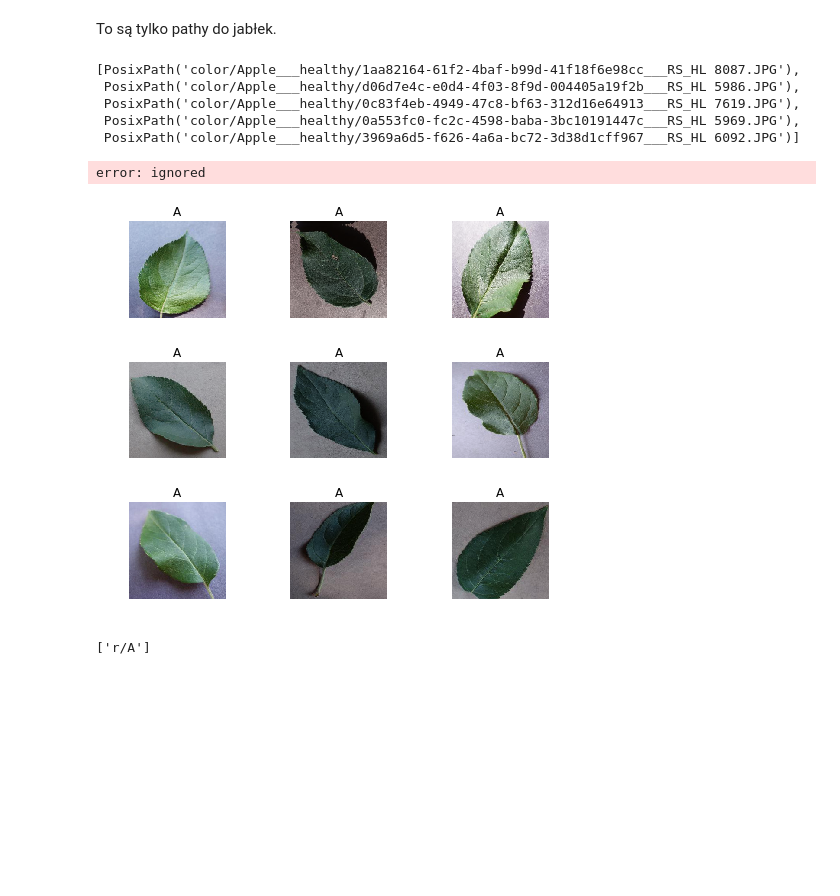
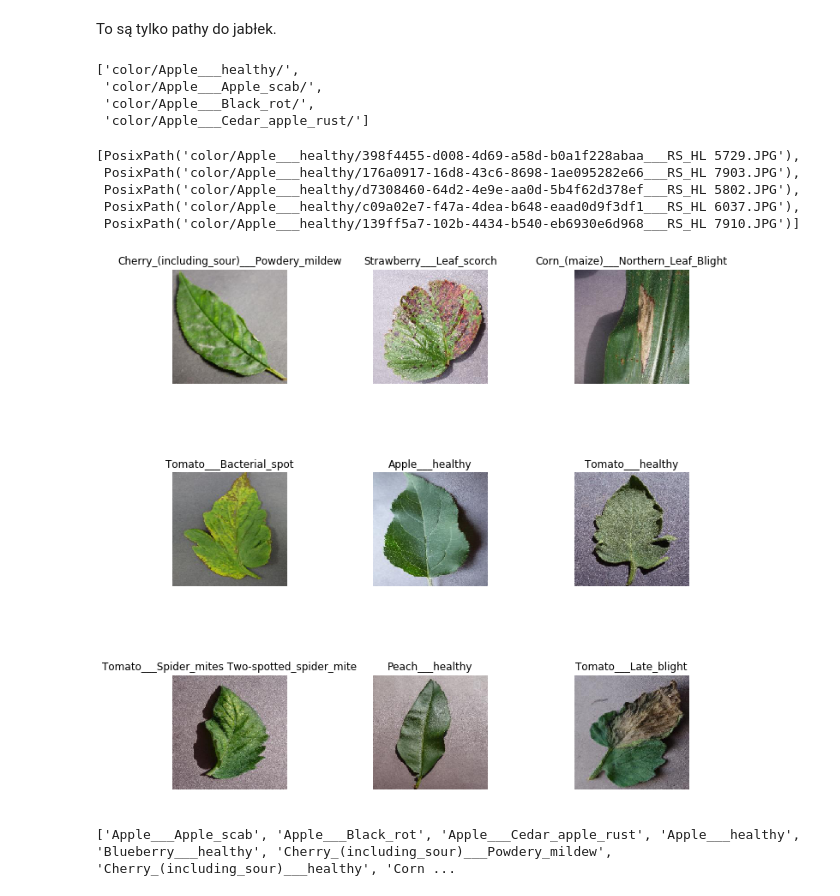
Before and after one commit to kornellewy/sathelp, a Jupyter notebook: apple_ver_1_0.ipynb, the cells around one changed output. Saved outputs shown, nothing was run; the diff lists cells and outputs as text; code cells hidden in the pictures; blank space fills up the shorter version.

```diff
--- a/apple_ver_1_0.ipynb
+++ b/apple_ver_1_0.ipynb
@@ -35,32 +34,38 @@ bs = 64
 To są tylko pathy do jabłek.
 # %%
 path = 'color'
-path_img_healthy = path + '/Apple___healthy/'
-path_img_apple_scab = path + '/Apple___Apple_scab/'
-path_img_Black_rot = path + '/Apple___Black_rot/'
-path_img_Cedar_apple_rust = path + '/Apple___Cedar_apple_rust/'
+path_img_healthy = '/Apple___healthy/'
+path_img_apple_scab = '/Apple___Apple_scab/'
+path_img_Black_rot = '/Apple___Black_rot/'
+path_img_Cedar_apple_rust = '/Apple___Cedar_apple_rust/'
+paths = [path_img_healthy, path_img_apple_scab, path_img_Black_rot, path_img_Cedar_apple_rust]
+fn_paths = [path+name for name in paths]
+fn_paths
+# %% [output]
+['color/Apple___healthy/',
+ 'color/Apple___Apple_scab/',
+ 'color/Apple___Black_rot/',
+ 'color/Apple___Cedar_apple_rust/']
 # %%
-fnames = get_image_files(path_img_healthy)
+fnames = get_image_files(fn_paths[0])
 fnames[:5]
 # %% [output]
-[PosixPath('color/Apple___healthy/1aa82164-61f2-4baf-b99d-41f18f6e98cc___RS_HL 8087.JPG'),
- PosixPath('color/Apple___healthy/d06d7e4c-e0d4-4f03-8f9d-004405a19f2b___RS_HL 5986.JPG'),
- PosixPath('color/Apple___healthy/0c83f4eb-4949-47c8-bf63-312d16e64913___RS_HL 7619.JPG'),
- PosixPath('color/Apple___healthy/0a553fc0-fc2c-4598-baba-3bc10191447c___RS_HL 5969.JPG'),
- PosixPath('color/Apple___healthy/3969a6d5-f626-4a6a-bc72-3d38d1cff967___RS_HL 6092.JPG')]
+[PosixPath('color/Apple___healthy/398f4455-d008-4d69-a58d-b0a1f228abaa___RS_HL 5729.JPG'),
+ PosixPath('color/Apple___healthy/176a0917-16d8-43c6-8698-1ae095282e66___RS_HL 7903.JPG'),
+ PosixPath('color/Apple___healthy/d7308460-64d2-4e9e-aa0d-5b4f62d378ef___RS_HL 5802.JPG'),
+ PosixPath('color/Apple___healthy/c09a02e7-f47a-4dea-b648-eaad0d9f3df1___RS_HL 6037.JPG'),
+ PosixPath('color/Apple___healthy/139ff5a7-102b-4434-b540-eb6930e6d968___RS_HL 7910.JPG')]
 # %%
 np.random.seed(42)
-pat = r'([).[jpg]'
-data = ImageDataBunch.from_name_re(path, fnames, pat,
-                                   ds_tfms=get_transforms(),
-                                   size=224, bs=bs).normalize(imagenet_stats)
+# pat = r'([^/]+)/([^/]+).[jpg]'  color
+data = (ImageList.from_folder(path).\
+        random_split_by_pct().label_from_folder().\
+        transform(size=224).databunch()).normalize(imagenet_stats)
-# %% [output]
-error: ignored
 # %%
-data.show_batch(rows=3, figsize=(7,6))
+data.show_batch(rows=3, figsize=(10,10))
 # %% [output]
-[figure, old version]
+[figure, new version]
 # %%
 print(data.classes)
 # %% [output]
-['r/A']
+['Apple___Apple_scab', 'Apple___Black_rot', 'Apple___Cedar_apple_rust', 'Apple___healthy', 'Blueberry___healthy', 'Cherry_(including_sour)___Powdery_mildew', 'Cherry_(including_sour)___healthy', 'Corn ...
```
Also changed, not shown: parts of 32 cells of this notebook.
